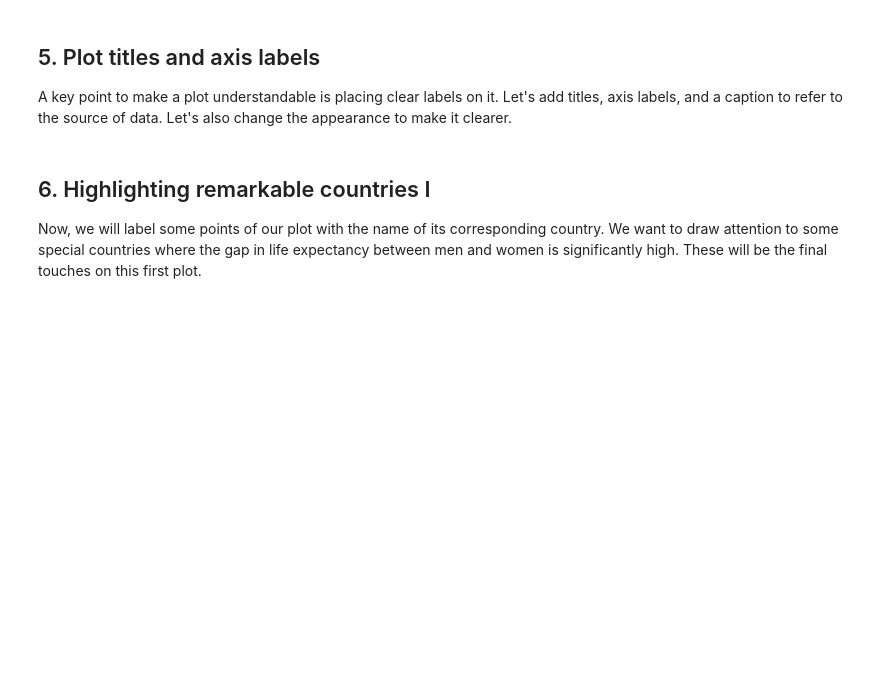
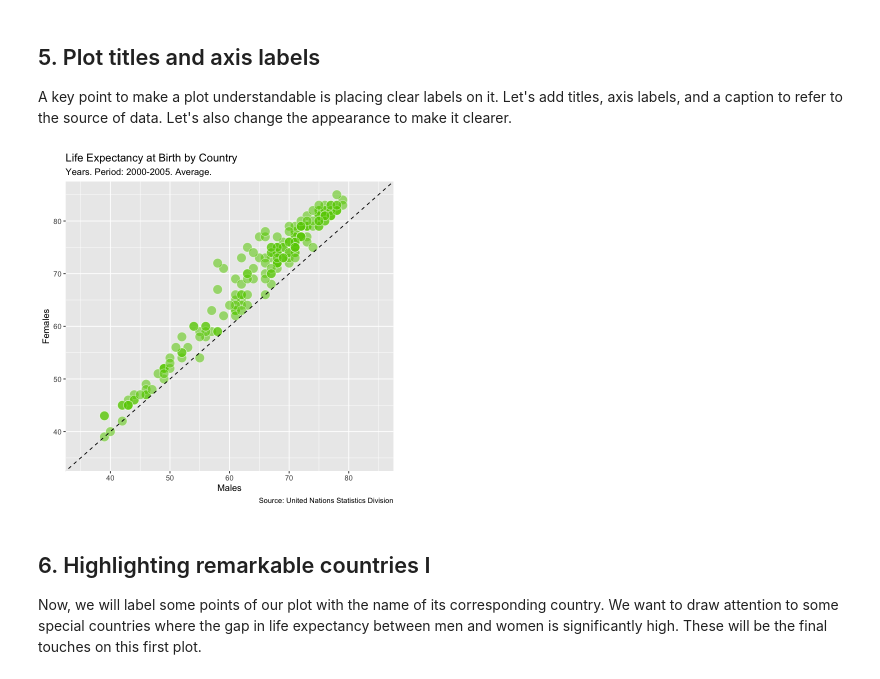
Before and after one commit to JeremyTallant/life_expectancy, a Jupyter notebook: life_analysis.ipynb, the cells around one changed output. Cells and saved outputs as stored; diff of their text form; code cells hidden in the pictures; blank space fills up the shorter version.

```diff
--- a/life_analysis.ipynb
+++ b/life_analysis.ipynb
@@ -79,15 +79,17 @@ ggplot(subdata, aes(x = Male, y = Female)) +
 # %%
 # Adding labels to previous plot
 ggplot(subdata, aes(x=Male, y=Female))+
   geom_point(colour="white", fill="chartreuse3", shape=21, alpha=.55, size=5)+
   geom_abline(intercept = 0, slope = 1, linetype=2)+
   scale_x_continuous(limits=c(35,85))+
   scale_y_continuous(limits=c(35,85))+
-  labs(title=....,
+  labs(title="Life Expectancy at Birth by Country",
        subtitle="Years. Period: 2000-2005. Average.",
-       caption=....,
-       x=....,
-       y=....)
+       caption="Source: United Nations Statistics Division",
+       x="Males",
+       y="Females")
+# %% [output]
+[figure, added]
 # %% [markdown]
 ## 6. Highlighting remarkable countries I
 <p>Now, we will label some points of our plot with the name of its corresponding country. We want to draw attention to some special countries where the gap in life expectancy between men and women is significantly high. These will be the final touches on this first plot.</p>
```
